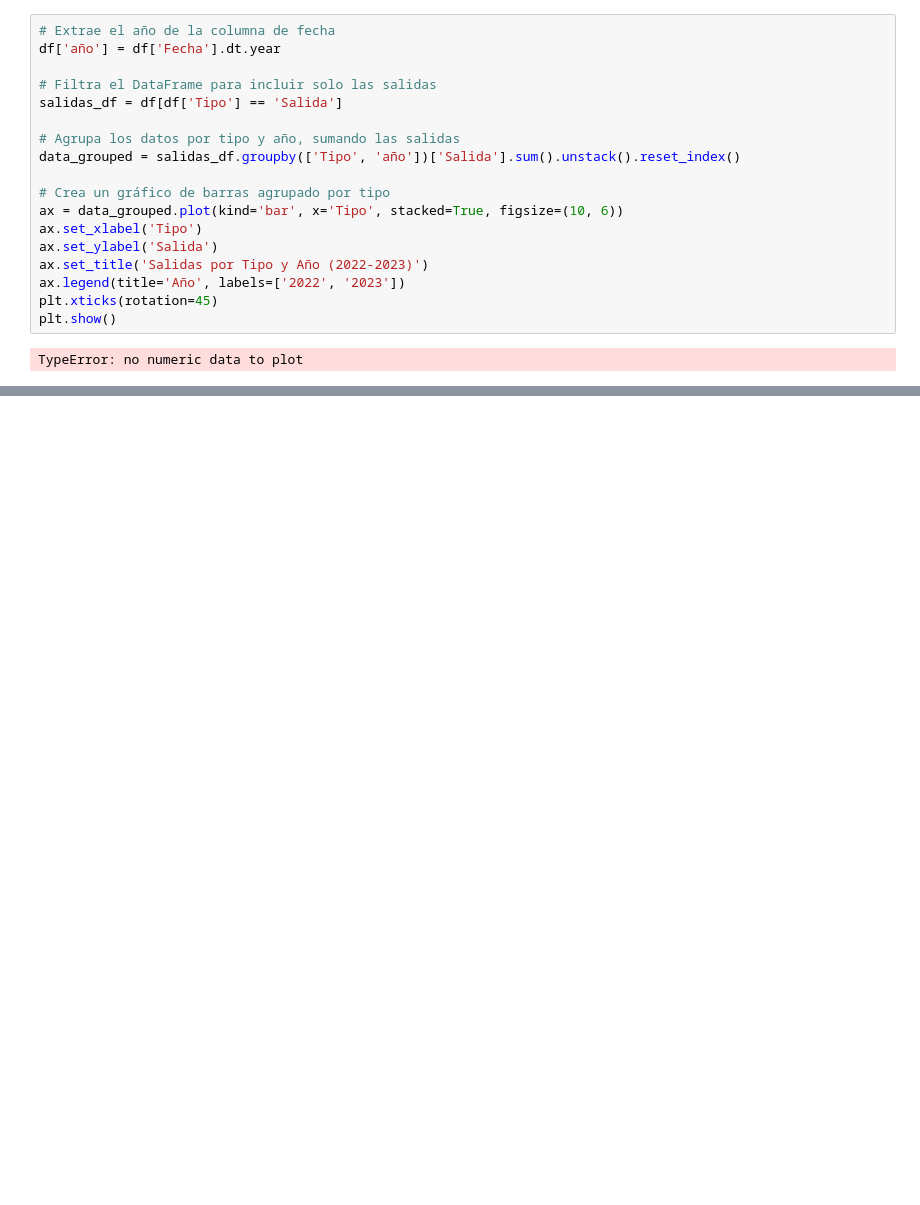
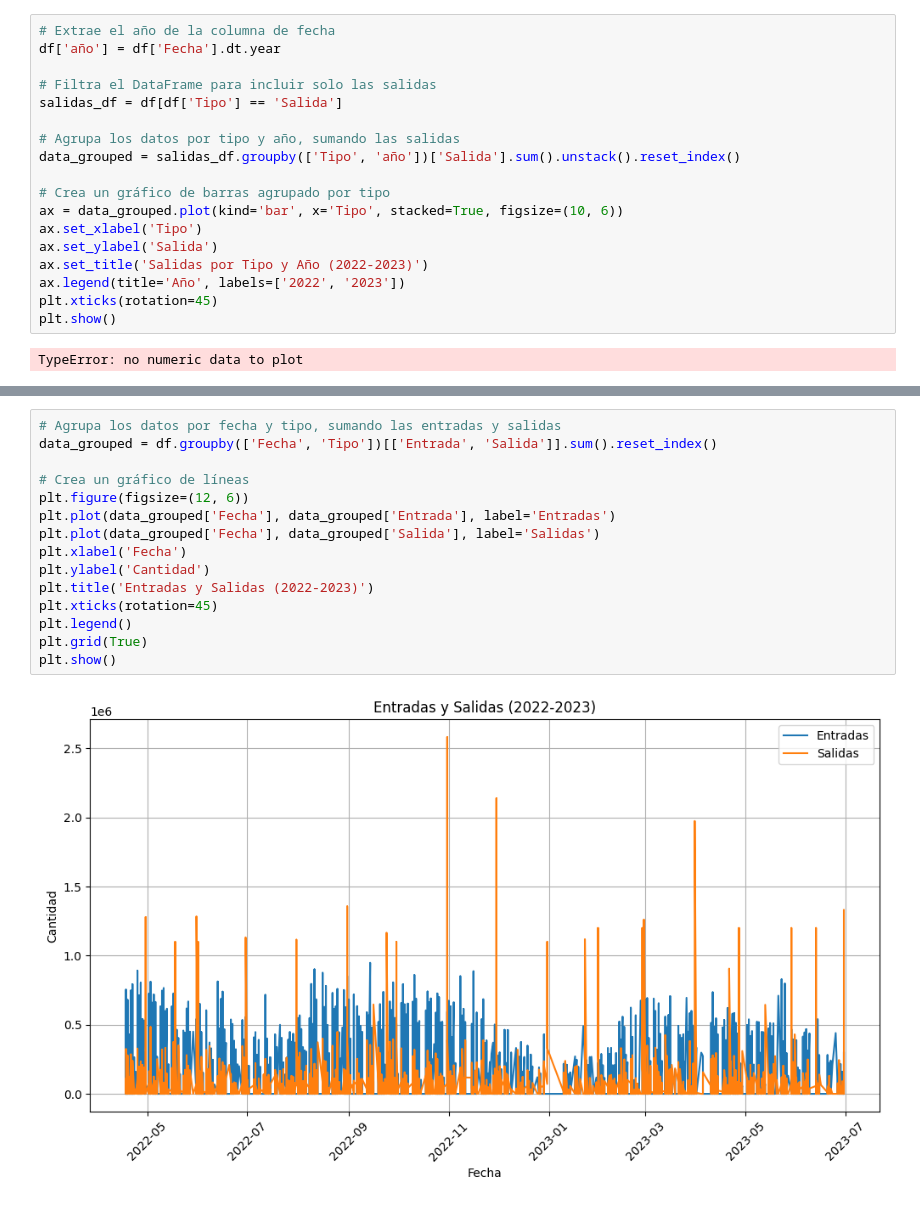
Before and after one commit to mateofrancop/EconoCity-Pereira, a Jupyter notebook: Rinconcito_del_sabor/analysis.ipynb, the cells around one changed output, grey strips where cells are left out. Drawn from its saved outputs; the diff is of its cells as text; blank space fills up the shorter version.

```diff
--- a/Rinconcito_del_sabor/analysis.ipynb
+++ b/Rinconcito_del_sabor/analysis.ipynb
@@ -81,0 +81,17 @@ TypeError: no numeric data to plot
+# %%
+# Agrupa los datos por fecha y tipo, sumando las entradas y salidas
+data_grouped = df.groupby(['Fecha', 'Tipo'])[['Entrada', 'Salida']].sum().reset_index()
+
+# Crea un gráfico de líneas
+plt.figure(figsize=(12, 6))
+plt.plot(data_grouped['Fecha'], data_grouped['Entrada'], label='Entradas')
+plt.plot(data_grouped['Fecha'], data_grouped['Salida'], label='Salidas')
+plt.xlabel('Fecha')
+plt.ylabel('Cantidad')
+plt.title('Entradas y Salidas (2022-2023)')
+plt.xticks(rotation=45)
+plt.legend()
+plt.grid(True)
+plt.show()
+# %% [output]
+[figure, added]
```
Also changed, not shown: parts of 4 cells of this notebook.
